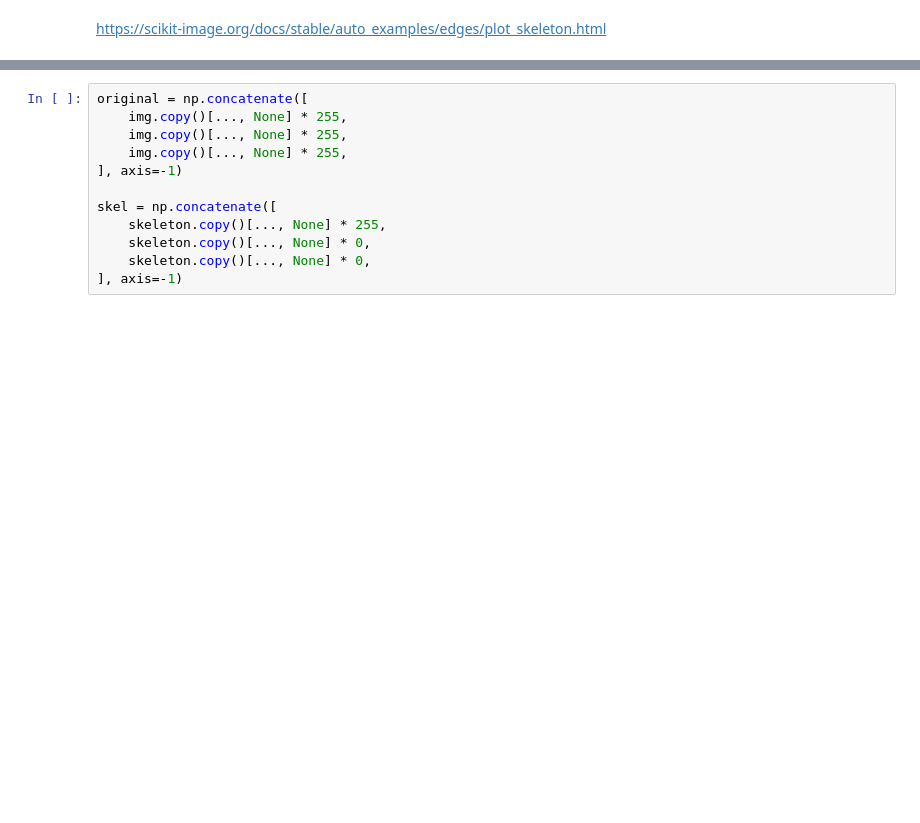
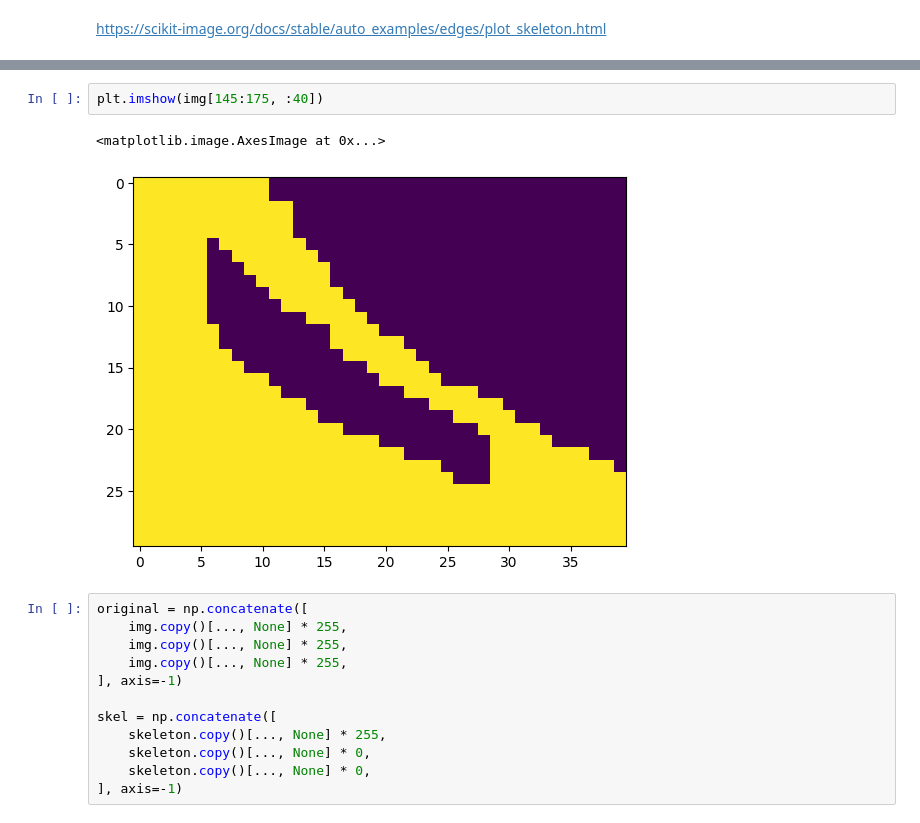
Before and after one commit to alexander-paskal/RoadmapPlanner, a Jupyter notebook: test.ipynb, the cells around one changed output, grey strips where cells are left out. Saved outputs shown, nothing was run; the diff lists cells and outputs as text; blank space fills up the shorter version.

```diff
--- a/test.ipynb
+++ b/test.ipynb
@@ -123,3 +144,8 @@ plt.show()
+# %%
+plt.imshow(img[145:175, :40])
+# %% [output]
+<matplotlib.image.AxesImage at 0x...>
+[figure, added]
 # %%
 original = np.concatenate([
     img.copy()[..., None] * 255,
```
Also changed, not shown: parts of 11 cells of this notebook, 10 other files.
